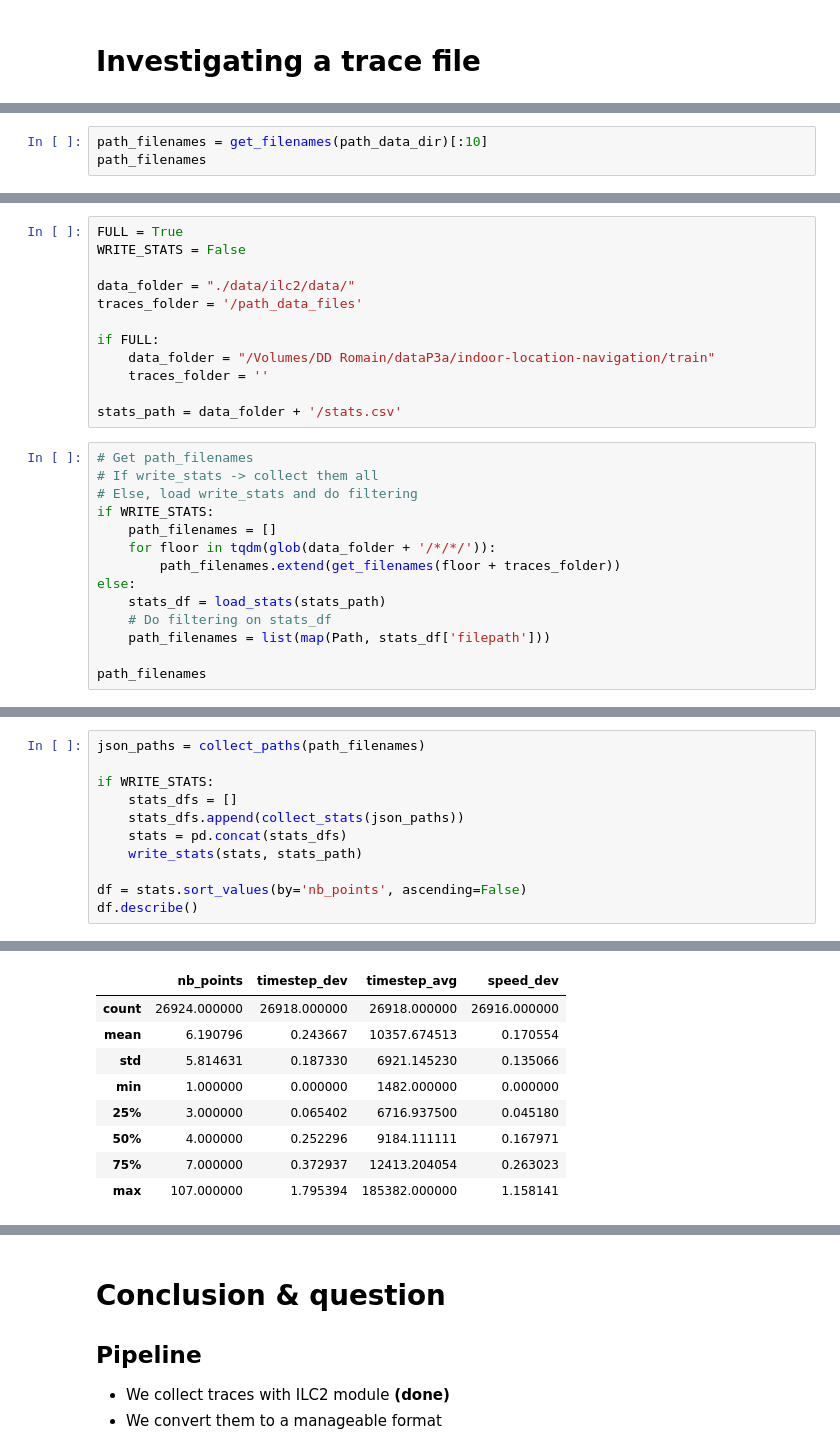
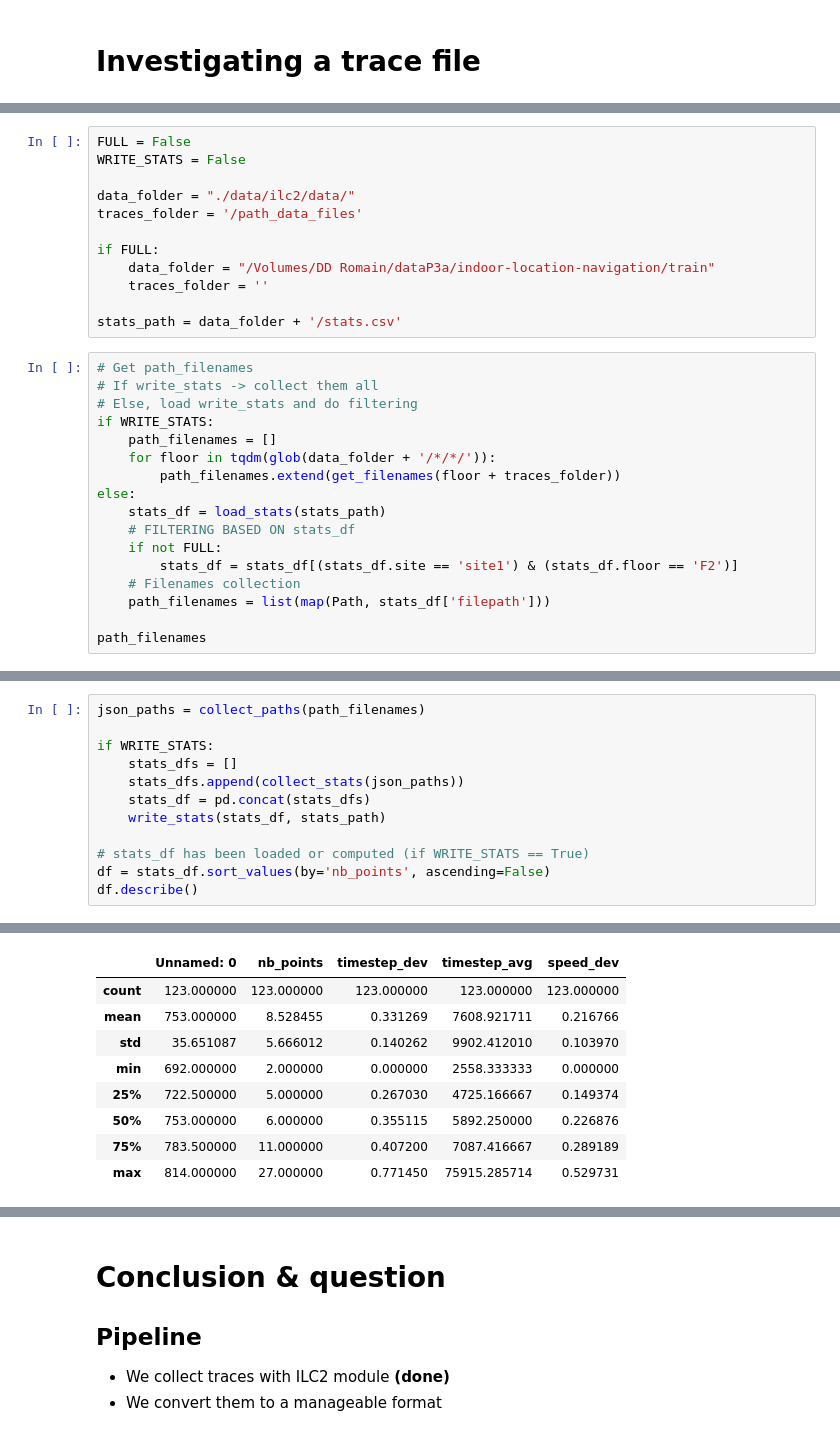
Before and after one commit to romainfd/indoor-location-competition-20, a Jupyter notebook: Data investigation.ipynb, the cells around one changed output, grey strips where cells are left out. Drawn from its saved outputs; the diff is of its cells as text.

```diff
--- a/Data investigation.ipynb
+++ b/Data investigation.ipynb
@@ -63,3 +59,0 @@ from integrations.ilc2 import get_input, json_points_to_array, collect_stats, ge
-# %%
-path_filenames = get_filenames(path_data_dir)[:10]
-path_filenames
@@ -124,5 +60,5 @@ stats
 # %%
-FULL = True
+FULL = False
 WRITE_STATS = False
 
 data_folder = "./data/ilc2/data/"
@@ -143,7 +79,10 @@ if WRITE_STATS:
         path_filenames.extend(get_filenames(floor + traces_folder))
 else:
     stats_df = load_stats(stats_path)
-    # Do filtering on stats_df
+    # FILTERING BASED ON stats_df
+    if not FULL:
+        stats_df = stats_df[(stats_df.site == 'site1') & (stats_df.floor == 'F2')]
+    # Filenames collection
     path_filenames = list(map(Path, stats_df['filepath']))
 
 path_filenames
@@ -171,10 +110,11 @@ json_paths = collect_paths(path_filenames)
 if WRITE_STATS:
     stats_dfs = []
     stats_dfs.append(collect_stats(json_paths))
-    stats = pd.concat(stats_dfs)
-    write_stats(stats, stats_path)
+    stats_df = pd.concat(stats_dfs)
+    write_stats(stats_df, stats_path)
 
-df = stats.sort_values(by='nb_points', ascending=False)
+# stats_df has been loaded or computed (if WRITE_STATS == True)
+df = stats_df.sort_values(by='nb_points', ascending=False)
 df.describe()
 # %% [output]
 Loading path -> done.
@@ -197,12 +137,12 @@ Load
-|  | nb_points | timestep_dev | timestep_avg | speed_dev |
-| count | 26924.000000 | 26918.000000 | 26918.000000 | 26916.000000 |
-| mean | 6.190796 | 0.243667 | 10357.674513 | 0.170554 |
-| std | 5.814631 | 0.187330 | 6921.145230 | 0.135066 |
-| min | 1.000000 | 0.000000 | 1482.000000 | 0.000000 |
-| 25% | 3.000000 | 0.065402 | 6716.937500 | 0.045180 |
-| 50% | 4.000000 | 0.252296 | 9184.111111 | 0.167971 |
-| 75% | 7.000000 | 0.372937 | 12413.204054 | 0.263023 |
-| max | 107.000000 | 1.795394 | 185382.000000 | 1.158141 |
+|  | Unnamed: 0 | nb_points | timestep_dev | timestep_avg | speed_dev |
+| count | 123.000000 | 123.000000 | 123.000000 | 123.000000 | 123.000000 |
+| mean | 753.000000 | 8.528455 | 0.331269 | 7608.921711 | 0.216766 |
+| std | 35.651087 | 5.666012 | 0.140262 | 9902.412010 | 0.103970 |
+| min | 692.000000 | 2.000000 | 0.000000 | 2558.333333 | 0.000000 |
+| 25% | 722.500000 | 5.000000 | 0.267030 | 4725.166667 | 0.149374 |
+| 50% | 753.000000 | 6.000000 | 0.355115 | 5892.250000 | 0.226876 |
+| 75% | 783.500000 | 11.000000 | 0.407200 | 7087.416667 | 0.289189 |
+| max | 814.000000 | 27.000000 | 0.771450 | 75915.285714 | 0.529731 |
 # %%
 df.describe()
 # %% [output]
```
Also changed, not shown: parts of 20 cells of this notebook.
